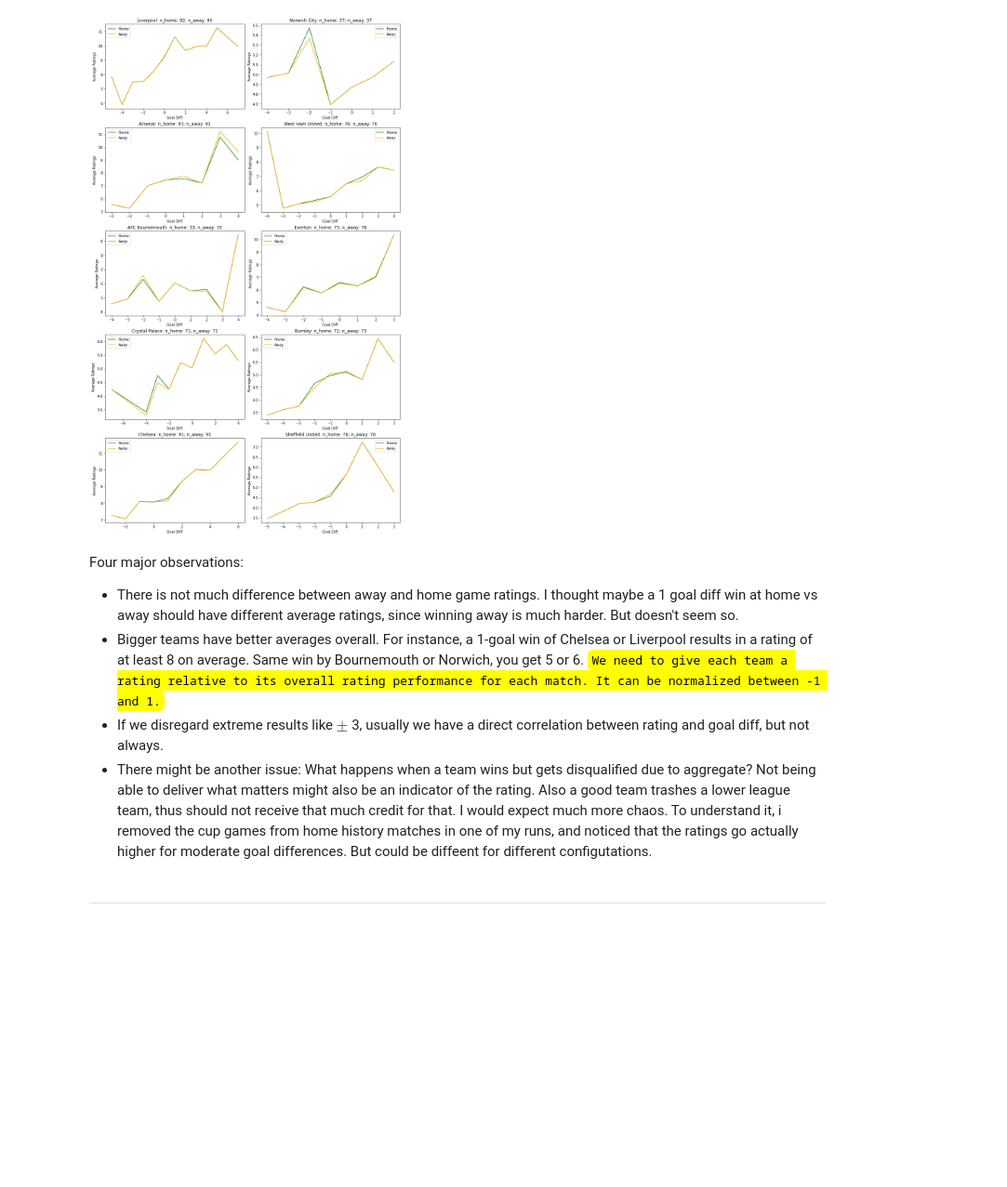
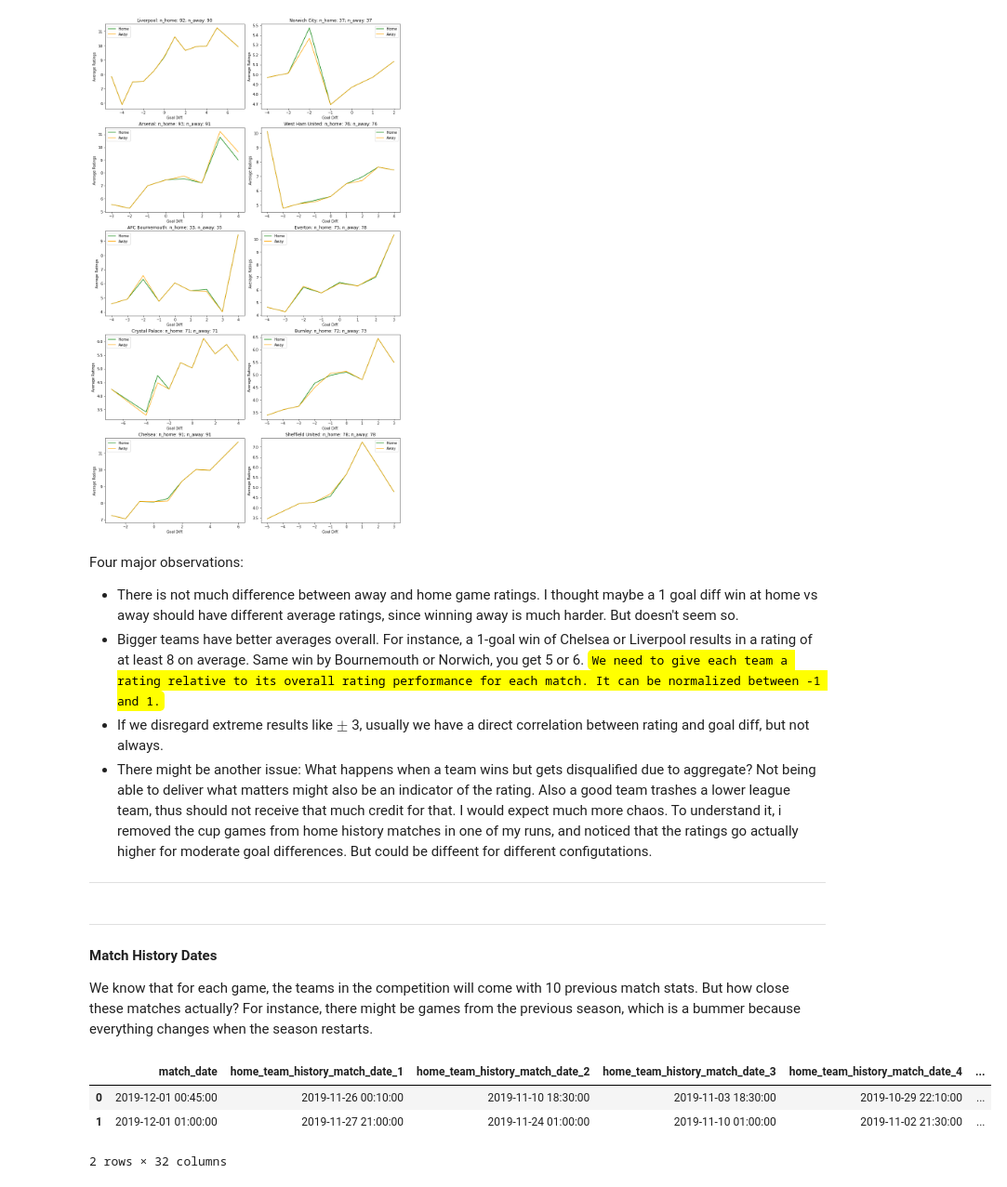
Before and after one commit to TuncYilmaz/Kaggle_Foot_Prob_Pred, a Jupyter notebook: data-preprocessing.ipynb, the cells around one changed output. Shown at 93% size. Cells and saved outputs as stored; diff of their text form; code cells hidden in the pictures; blank space fills up the shorter version.

```diff
--- a/data-preprocessing.ipynb
+++ b/data-preprocessing.ipynb
@@ -212,5 +216,34 @@ Four major observations:
 - Bigger teams have better averages overall. For instance, a 1-goal win of Chelsea or Liverpool results in a rating of at least 8 on average. Same win by Bournemouth or Norwich, you get 5 or 6. <code style="background:yellow;color:black">We need to give each team a rating relative to its overall rating performance for each match. It can be normalized between -1 and 1.</code>
 - If we disregard extreme results like $\pm$ 3, usually we have a direct correlation between rating and goal diff, but not always.
 - There might be another issue: What happens when a team wins but gets disqualified due to aggregate? Not being able to deliver what matters might also be an indicator of the rating. Also a good team trashes a lower league team, thus should not receive that much credit for that. I would expect much more chaos. To understand it, i removed the cup games from home history matches in one of my runs, and noticed that the ratings go actually higher for moderate goal differences. But could be diffeent for different configutations.
+
+
+-----
 # %% [markdown]
 ****
+# %% [markdown]
+**Match History Dates**
+
+We know that for each game, the teams in the competition will come with 10 previous match stats. But how close these matches actually? For instance, there might be games from the previous season, which is a bummer because everything changes when the season restarts.
+# %%
+import datetime
+
+# copy main dataframe into a subset in which we only have dates
+column_name_list = ["home_team_history_match_date_" + str(i) for i in np.arange(1,11,1)]
+column_name_list.insert(0, "match_date")
+date_train = train[column_name_list].copy()
+
+# convert all datetimes to dates
+for i, name in enumerate(column_name_list):
+    date_train['match_'+ str(i)] = pd.to_datetime(date_train[name]).dt.date
+
+# create 10 new columns, where each column will represent the days between history game i, and that days game
+for i in np.arange(1,11,1):
+    date_train["diff_" + str(i)] = date_train["match_0"] - date_train["match_"+str(i)]
+# %%
+date_train.head(2)
+# %% [output]
+|  | match_date | home_team_history_match_date_1 | home_team_history_match_date_2 | home_team_history_match_date_3 | home_team_history_match_date_4 | ... |
+| 0 | 2019-12-01 00:45:00 | 2019-11-26 00:10:00 | 2019-11-10 18:30:00 | 2019-11-03 18:30:00 | 2019-10-29 22:10:00 | ... |
+| 1 | 2019-12-01 01:00:00 | 2019-11-27 21:00:00 | 2019-11-24 01:00:00 | 2019-11-10 01:00:00 | 2019-11-02 21:30:00 | ... |
+2 rows × 32 columns
```
Also changed, not shown: parts of 2 cells of this notebook.
